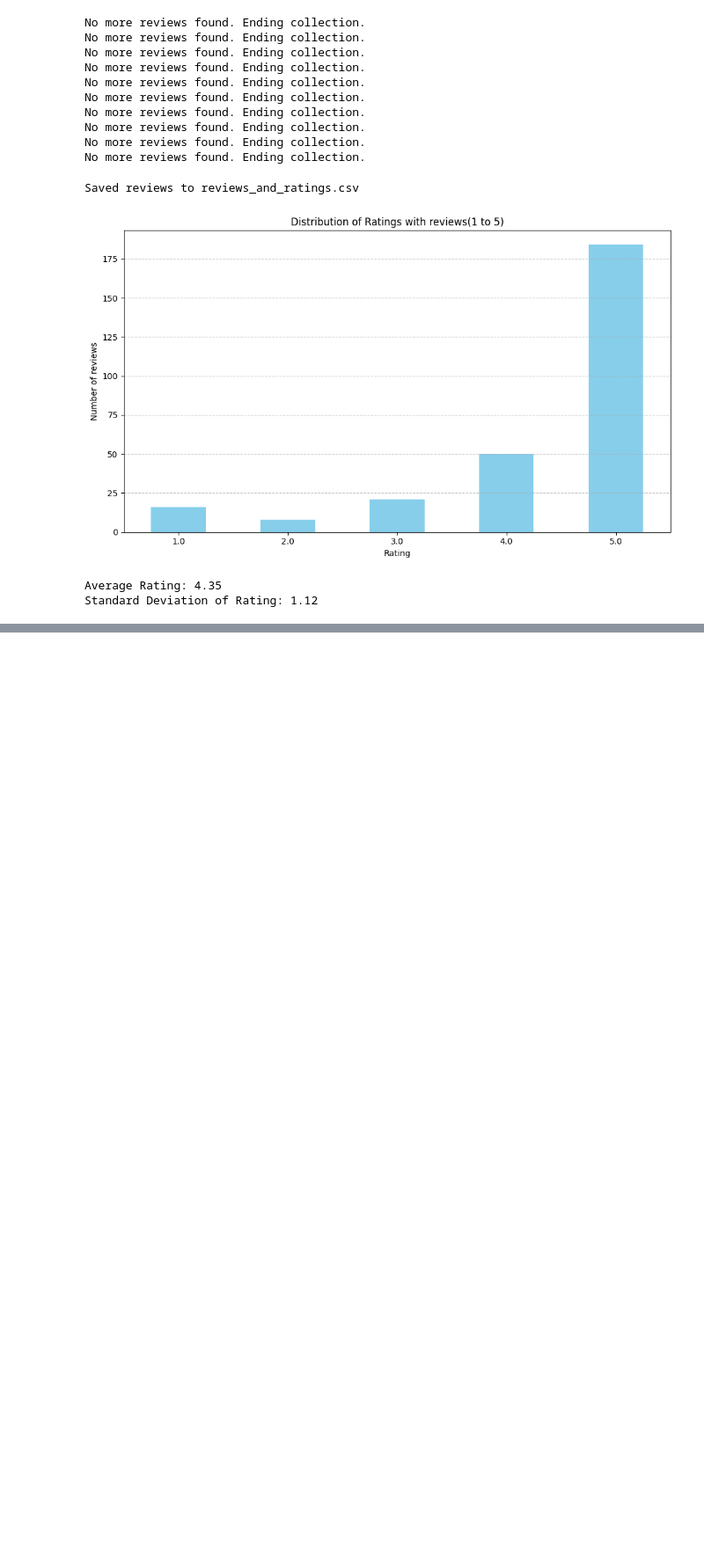
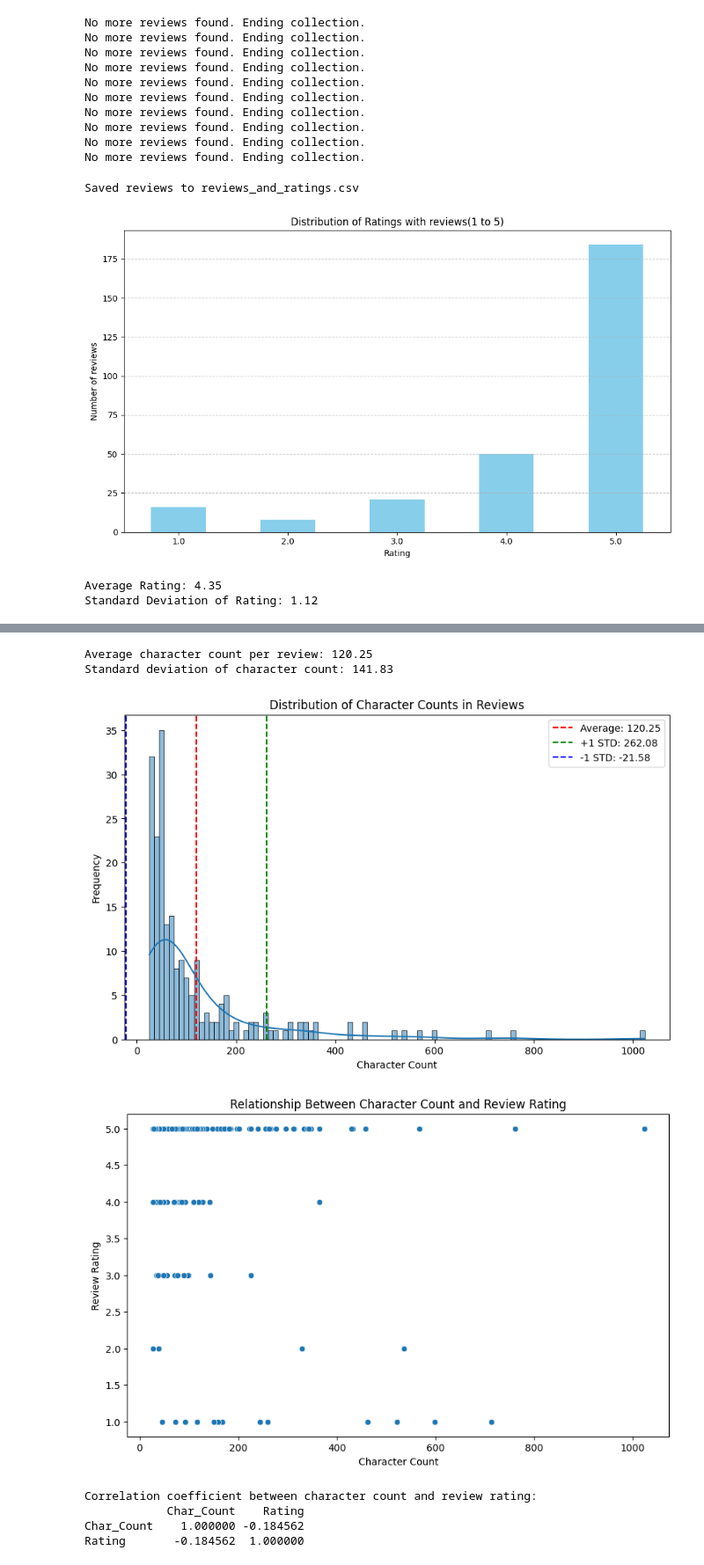
Before and after one commit to IvanVatroslav/RedditSentimentAnalysis, a Jupyter notebook: main.ipynb, the cells around one changed output, grey strips where cells are left out. Shown: that part at 88% size. Drawn from its saved outputs; the diff is of its cells as text; code cells hidden in the pictures; blank space fills up the shorter version.

```diff
--- a/main.ipynb
+++ b/main.ipynb
@@ -80,0 +175,51 @@ Standard Deviation of Rating: 1.12
+# %%
+import pandas as pd
+import matplotlib.pyplot as plt
+import seaborn as sns
+
+# Load the cleaned data from the CSV file
+df = pd.read_csv('reviews_and_ratings_cleaned.csv')  # Adjust the file path as needed
+
+# Calculate the character count for each review
+df['Char_Count'] = df['Review'].apply(len)
+
+# Calculate the mean and standard deviation of the character counts
+average_chars = df['Char_Count'].mean()
+std_chars = df['Char_Count'].std()
+
+print(f"Average character count per review: {average_chars:.2f}")
+print(f"Standard deviation of character count: {std_chars:.2f}")
+
+# Plotting the distribution of character counts
+plt.figure(figsize=(10, 6))
+sns.histplot(df['Char_Count'], bins=100, kde=True)
+plt.title('Distribution of Character Counts in Reviews')
+plt.xlabel('Character Count')
+plt.ylabel('Frequency')
+plt.axvline(average_chars, color='r', linestyle='--', label=f'Average: {average_chars:.2f}')
+plt.axvline(average_chars + std_chars, color='g', linestyle='--', label=f'+1 STD: {average_chars + std_chars:.2f}')
+plt.axvline(average_chars - std_chars, color='b', linestyle='--', label=f'-1 STD: {average_chars - std_chars:.2f}')
+plt.legend()
+plt.show()
+
+# Assuming there is a 'Rating' column in your CSV for review ratings
+# Analyze the relationship between character count and review rating
+plt.figure(figsize=(10, 6))
+sns.scatterplot(x='Char_Count', y='Rating', data=df)
+plt.title('Relationship Between Character Count and Review Rating')
+plt.xlabel('Character Count')
+plt.ylabel('Review Rating')
+plt.show()
+
+# Optional: Calculate the correlation coefficient
+correlation = df[['Char_Count', 'Rating']].corr()
+print(f"Correlation coefficient between character count and review rating:\n{correlation}")
+# %% [output]
+Average character count per review: 120.25
+Standard deviation of character count: 141.83
+[figure, added]
+[figure, added]
+Correlation coefficient between character count and review rating:
+            Char_Count    Rating
+Char_Count    1.000000 -0.184562
+Rating       -0.184562  1.000000
```
Also changed, not shown: parts of 5 cells of this notebook, 3 other files.
